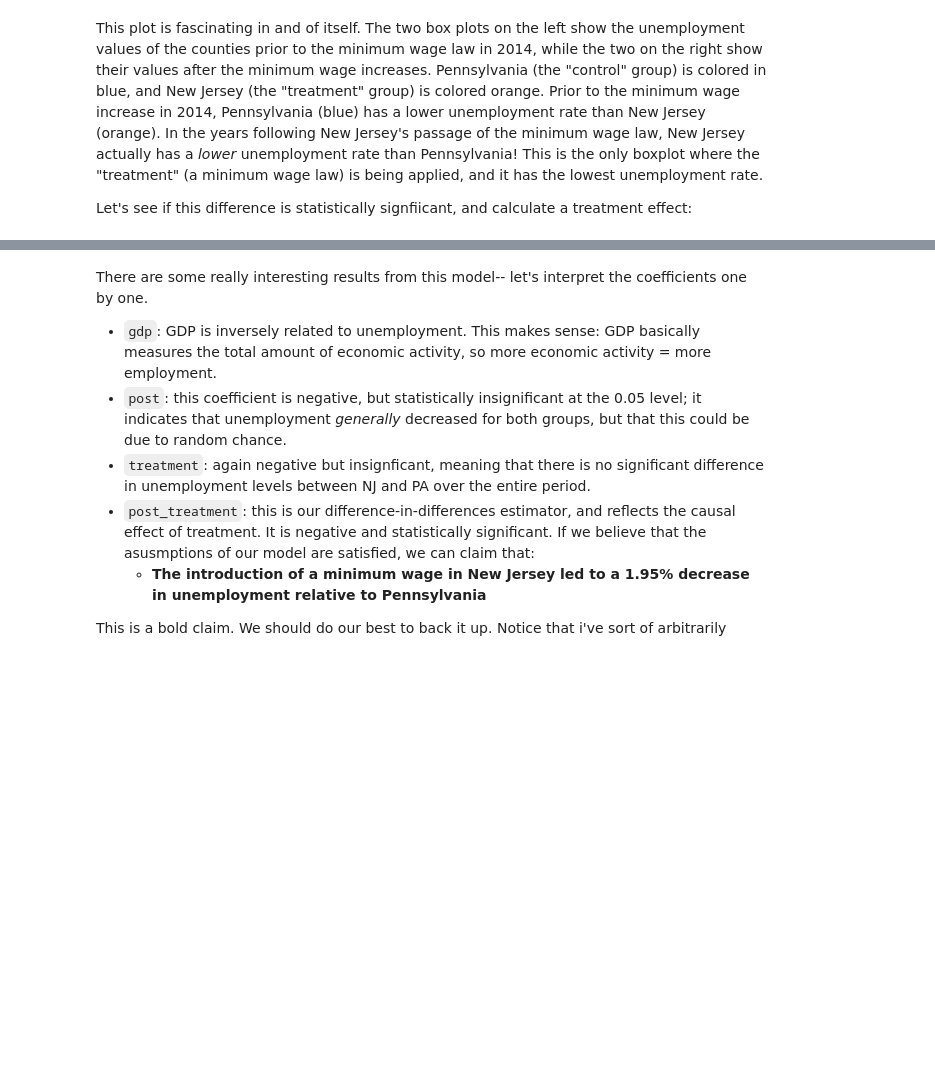
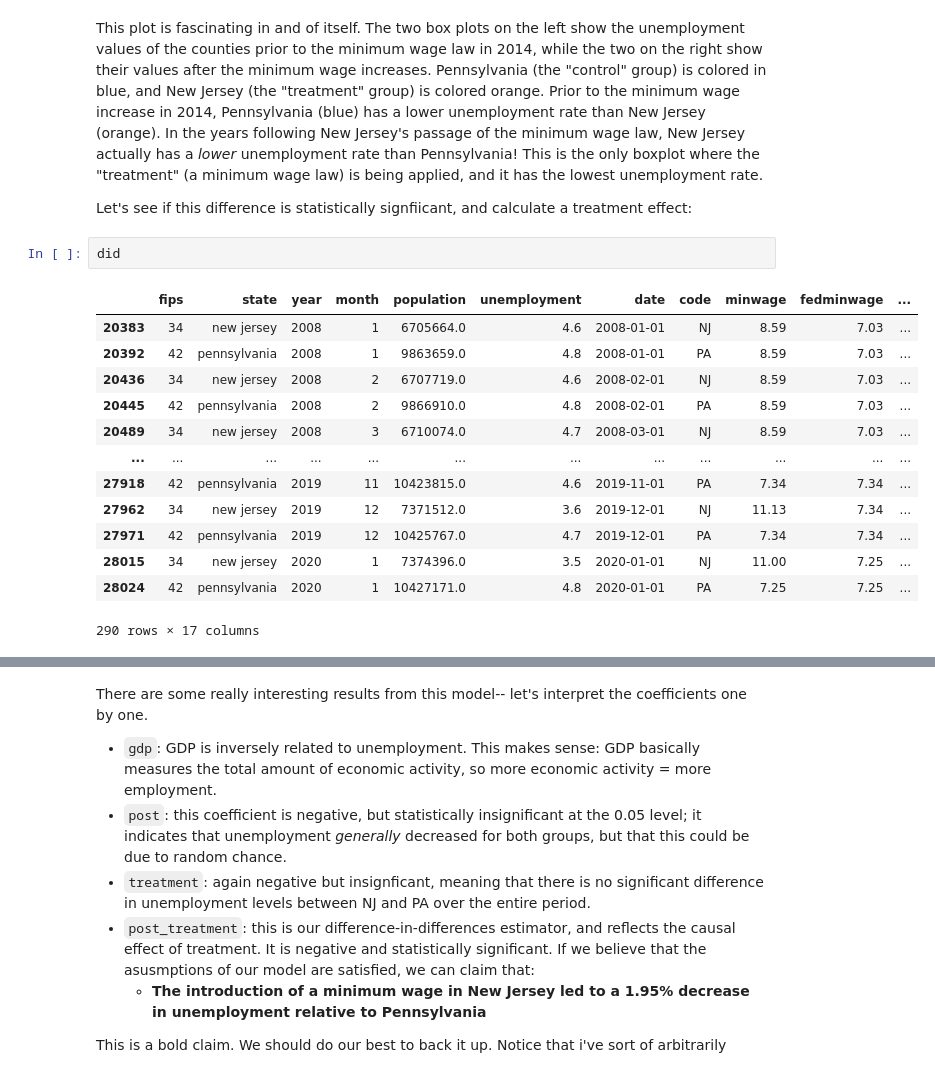
Before and after one commit to kwanyudyson/QM2, a Jupyter notebook: notebooks/W09. Difference-in-Differences.ipynb, the cells around one changed output, grey strips where cells are left out. Saved outputs shown, nothing was run; the diff lists cells and outputs as text; blank space fills up the shorter version.

```diff
--- a/notebooks/W09. Difference-in-Differences.ipynb
+++ b/notebooks/W09. Difference-in-Differences.ipynb
@@ -316,4 +389,20 @@ plt.show()
 This plot is fascinating in and of itself. The two box plots on the left show the unemployment values of the counties prior to the minimum wage law in 2014, while the two on the right show their values after the minimum wage increases.  Pennsylvania (the "control" group) is colored in blue, and New Jersey (the "treatment" group) is colored orange. Prior to the minimum wage increase in 2014, Pennsylvania (blue) has a lower unemployment rate than New Jersey (orange). In the years following New Jersey's passage of the minimum wage law, New Jersey actually has a *lower* unemployment rate than Pennsylvania! This is the only boxplot where the "treatment" (a minimum wage law) is being applied, and it has the lowest unemployment rate.
 
 Let's see if this difference is statistically signfiicant, and calculate a treatment effect:
+# %%
+did
+# %% [output]
+|  | fips | state | year | month | population | unemployment | date | code | minwage | fedminwage | ... |
+| 20383 | 34 | new jersey | 2008 | 1 | 6705664.0 | 4.6 | 2008-01-01 | NJ | 8.59 | 7.03 | ... |
+| 20392 | 42 | pennsylvania | 2008 | 1 | 9863659.0 | 4.8 | 2008-01-01 | PA | 8.59 | 7.03 | ... |
+| 20436 | 34 | new jersey | 2008 | 2 | 6707719.0 | 4.6 | 2008-02-01 | NJ | 8.59 | 7.03 | ... |
+| 20445 | 42 | pennsylvania | 2008 | 2 | 9866910.0 | 4.8 | 2008-02-01 | PA | 8.59 | 7.03 | ... |
+| 20489 | 34 | new jersey | 2008 | 3 | 6710074.0 | 4.7 | 2008-03-01 | NJ | 8.59 | 7.03 | ... |
+| ... | ... | ... | ... | ... | ... | ... | ... | ... | ... | ... | ... |
+| 27918 | 42 | pennsylvania | 2019 | 11 | 10423815.0 | 4.6 | 2019-11-01 | PA | 7.34 | 7.34 | ... |
+| 27962 | 34 | new jersey | 2019 | 12 | 7371512.0 | 3.6 | 2019-12-01 | NJ | 11.13 | 7.34 | ... |
+| 27971 | 42 | pennsylvania | 2019 | 12 | 10425767.0 | 4.7 | 2019-12-01 | PA | 7.34 | 7.34 | ... |
+| 28015 | 34 | new jersey | 2020 | 1 | 7374396.0 | 3.5 | 2020-01-01 | NJ | 11.00 | 7.25 | ... |
+| 28024 | 42 | pennsylvania | 2020 | 1 | 10427171.0 | 4.8 | 2020-01-01 | PA | 7.25 | 7.25 | ... |
+290 rows × 17 columns
 # %%
```
Also changed, not shown: parts of 18 cells of this notebook.
